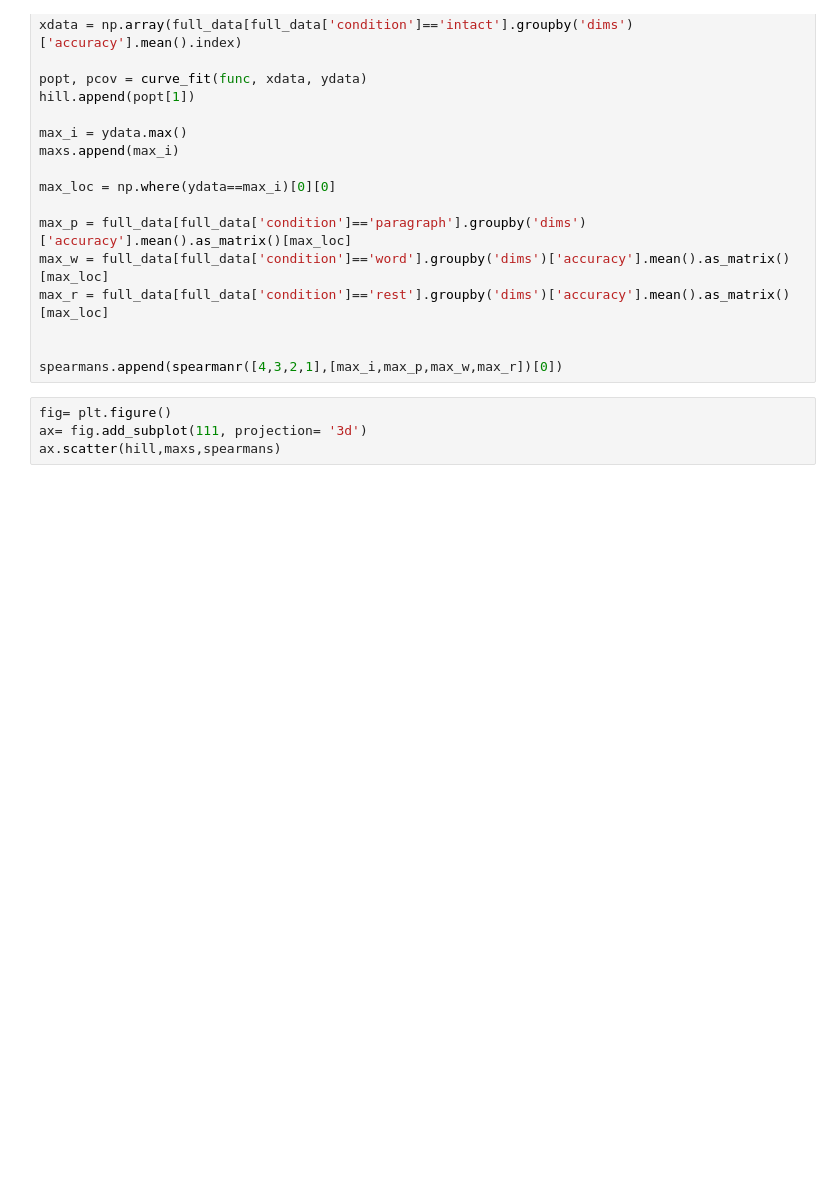
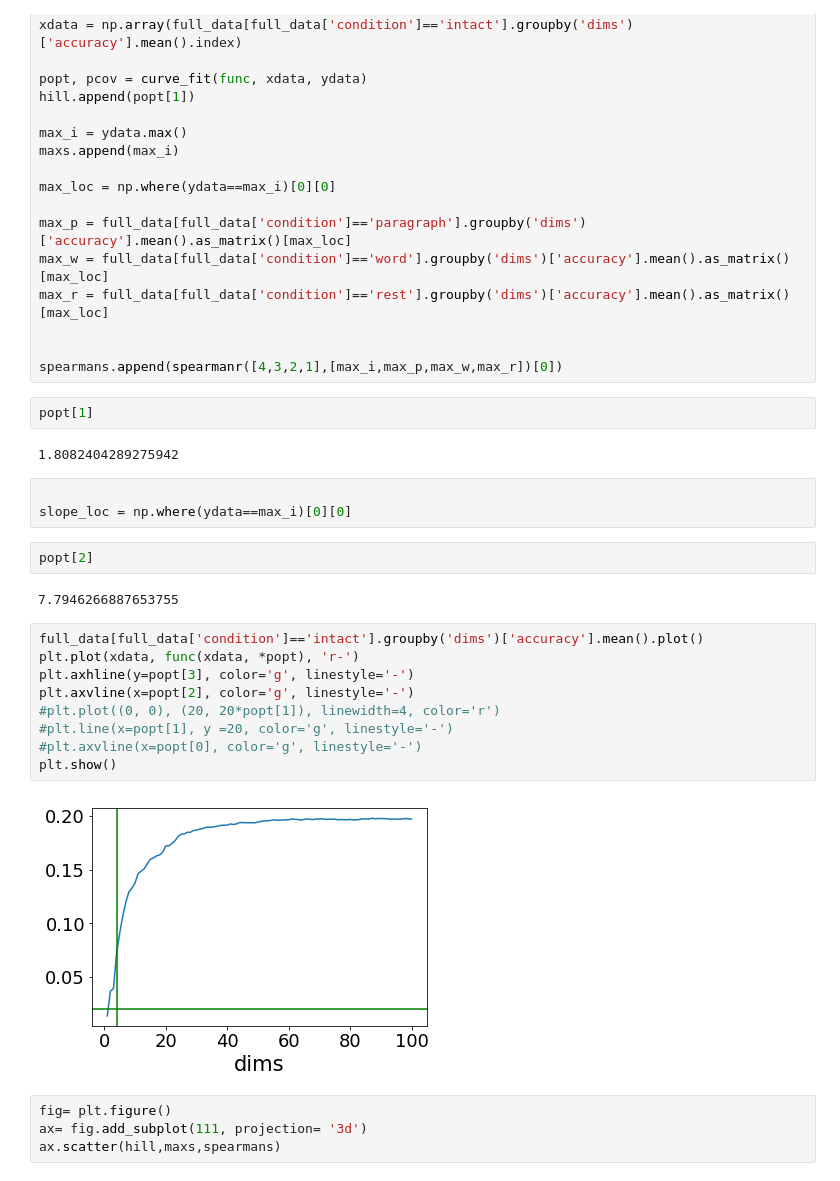
Before and after one commit to ContextLab/pca_paper, a Jupyter notebook: code/notebooks/pca_pieman_decoding.ipynb, the cells around one changed output. Cells and saved outputs as stored; diff of their text form; blank space fills up the shorter version.

```diff
--- a/code/notebooks/pca_pieman_decoding.ipynb
+++ b/code/notebooks/pca_pieman_decoding.ipynb
@@ -230,6 +230,28 @@ max_r = full_data[full_data['condition']=='rest'].groupby('dims')['accuracy'].me
 
 
 spearmans.append(spearmanr([4,3,2,1],[max_i,max_p,max_w,max_r])[0])
+# %%
+popt[1]
+# %% [output]
+1.8082404289275942
+# %%
+
+slope_loc = np.where(ydata==max_i)[0][0]
+# %%
+popt[2]
+# %% [output]
+7.7946266887653755
+# %%
+full_data[full_data['condition']=='intact'].groupby('dims')['accuracy'].mean().plot()
+plt.plot(xdata, func(xdata, *popt), 'r-')
+plt.axhline(y=popt[3], color='g', linestyle='-')
+plt.axvline(x=popt[2], color='g', linestyle='-')
+#plt.plot((0, 0), (20, 20*popt[1]), linewidth=4, color='r')
+#plt.line(x=popt[1], y =20, color='g', linestyle='-')
+#plt.axvline(x=popt[0], color='g', linestyle='-')
+plt.show()
+# %% [output]
+[figure, added]
 # %%
 fig= plt.figure()
 ax= fig.add_subplot(111, projection= '3d')
```
Also changed, not shown: parts of 97 cells of this notebook, 4 other files.
